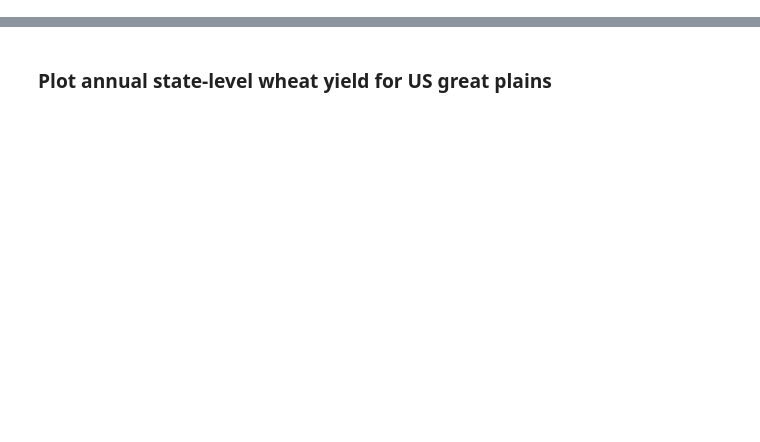
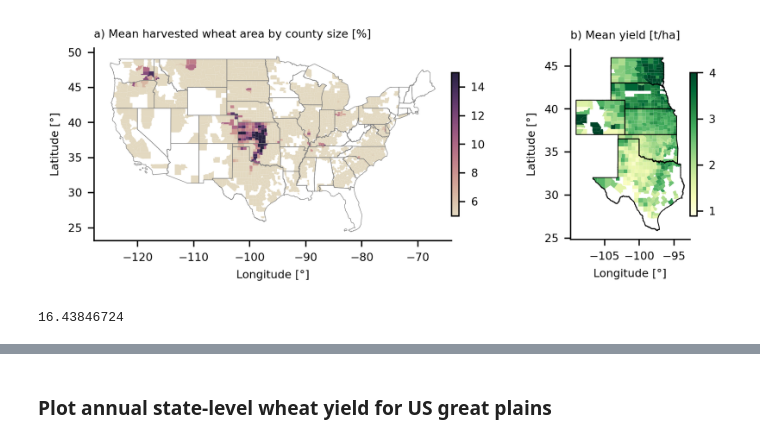
Before and after one commit to ellaampy/seasonal-yield-forecast, a Jupyter notebook: data_preparation/figures.ipynb, the cells around one changed output, grey strips where cells are left out. Cells and saved outputs as stored; diff of their text form; code cells hidden in the pictures; blank space fills up the shorter version.

```diff
--- a/data_preparation/figures.ipynb
+++ b/data_preparation/figures.ipynb
@@ -2,8 +2,70 @@
 import pandas as pd
 import numpy as np
 import geopandas as gpd
+import seaborn as sns
 from modules import preprocess
 from matplotlib import pyplot as plt
+import matplotlib as mpl
+
+
+
+relevant_adm_ids = pd.read_csv("../data/preprocessed/US/cy_bench_16daybins_wheat_US_v8.csv")["adm_id"].unique()
+state_selector = ['08', '20', '31', '40', '46', '48']
+great_plains = {'08': 'Colorado', '20': 'Kansas', '31': 'Nebraska', '40': 'Oklahoma', '46': 'South Dakota', '48': 'Texas'}
 
 %load_ext autoreload
 %autoreload 2
+# %%
+# Read Yield data
+yield_df = pd.read_csv("../data/CY-Bench/US/wheat/yield_wheat_US.csv", usecols=["adm_id", "harvest_year", "production", "yield", "harvest_area"])
+yield_df = yield_df.assign(production_mio = yield_df["production"] / 1e6, harvested_area_mio = yield_df["harvest_area"] / 1e6)
+
+# Read US shapefile
+country_gpd = gpd.read_file("../data/shapefiles/US/tl_2023_us_county.shp")
+country_gpd["adm_id"] = "US-" + country_gpd["STATEFP"].astype(str) + "-" + country_gpd["COUNTYFP"].astype(str)
+country_gpd = country_gpd.cx[-125:-66, 24:50]
+adm1_level = country_gpd.dissolve(by="STATEFP").to_crs("EPSG:4326").reset_index()[["STATEFP", "geometry"]]
+#country_gpd = country_gpd[country_gpd["adm_id"].isin(yield_df["adm_id"].unique())] # Filter by CONTUS states that cultivate wheat (not study area yet)
+# %%
+
+
+fontsize = 6.5
+dpi = 300
+mpl.rcParams['figure.dpi']= dpi
+# Create subplots
+fig, axd = plt.subplot_mosaic([['left', 'right']],
+                              figsize=(468.3324*0.0138, (468.3324*0.0138/3)),  width_ratios=[0.75, 0.25])
+
+# a) Harvest area intensity
+aggregated_yield_data_over_study_years = yield_df.loc[yield_df["harvest_year"].between(2004, 2023)].groupby("adm_id")[["yield", "production", "harvest_area", "production_mio", "harvested_area_mio"]].mean().reset_index()
+adm2_crop_data = gpd.GeoDataFrame(aggregated_yield_data_over_study_years.merge(country_gpd, on="adm_id")).to_crs("EPSG:4326")
+adm2_crop_data = adm2_crop_data.assign(intensity=100 * 10000 * adm2_crop_data["harvest_area"]/adm2_crop_data["geometry"].to_crs(epsg=32723).area) # convert ha to m2 for harvest area and times 100 for percentage
+adm2_crop_data.plot(ax=axd["left"], column="intensity",  vmin=5, vmax=15, legend=True, edgecolor="none", linewidth=0, cmap=sns.color_palette("ch:s=-.2,r=.6", as_cmap=True), legend_kwds={ 'orientation': 'vertical', "shrink":.7, 'pad': 0})
+adm1_level.plot(ax=axd["left"], color="none", edgecolor="grey", linewidth=0.3)
+axd["left"].set_title("a) Mean harvested wheat area by county size [%]", loc="left", fontsize=fontsize)
+axd["left"].set_xlabel("Longitude [°]", fontsize=fontsize)
+axd["left"].set_ylabel("Latitude [°]", fontsize=fontsize)
+axd["left"].spines[['right', 'top']].set_visible(False)
+axd["left"].tick_params(axis='both', labelsize=fontsize)
+cbar = axd["left"].get_figure().get_axes()[-1]  # Assuming the colorbar is the last axis added
+cbar.tick_params(labelsize=fontsize)
+
+# b) Spatial distribution of Yield over Great Plains
+adm2_crop_data.loc[(adm2_crop_data["adm_id"].isin(relevant_adm_ids))].plot(ax=axd["right"], column="yield", vmax=4, legend=True, cmap="YlGn", legend_kwds={'orientation': 'vertical', "shrink":.7, 'pad': 0, 'ticks': [1, 2, 3, 4]})
+country_gpd.loc[country_gpd["STATEFP"].isin(state_selector)].dissolve("STATEFP").plot(ax=axd["right"], color="none", edgecolor="black", linewidth=0.5)
+axd["right"].spines[['right', 'top']].set_visible(False)
+axd["right"].set_title("b) Mean yield [t/ha]", loc="left", fontsize=fontsize)
+axd["right"].set_xlabel("Longitude [°]", fontsize=fontsize)
+axd["right"].set_ylabel("Latitude [°]", fontsize=fontsize)
+axd["right"].yaxis.set_major_formatter(plt.FuncFormatter(lambda x, _: f'{int(x)}'))
+axd["right"].tick_params(axis='both', labelsize=fontsize)
+cbar = axd["right"].get_figure().get_axes()[-1]  # Assuming the colorbar is the last axis added
+cbar.tick_params(labelsize=fontsize)
+
+plt.savefig("figure2.png", dpi=300, bbox_inches='tight')
+# %% [output]
+[figure, added]
+# %%
+468.3324*0.0351
+# %% [output]
+16.43846724
```
Also changed, not shown: parts of 19 cells of this notebook, 9 other files.
